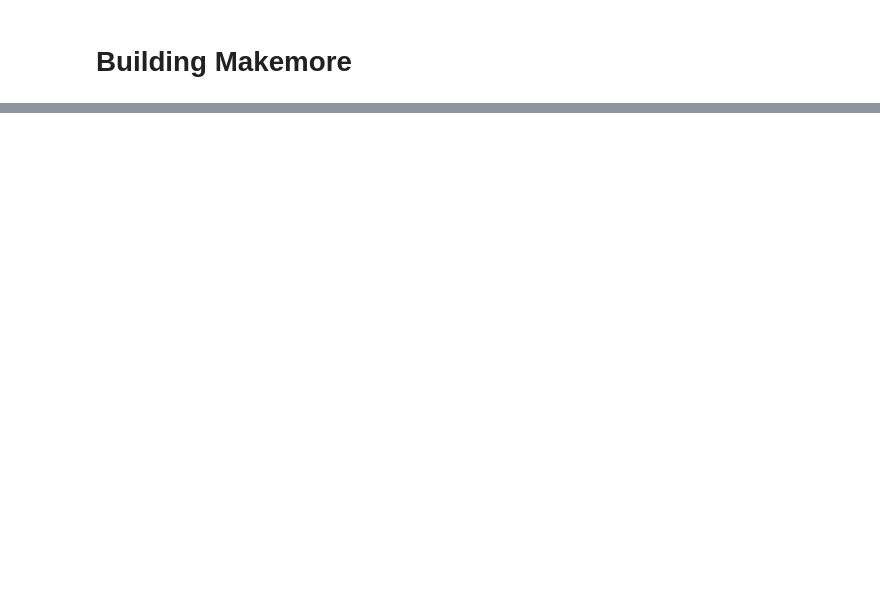
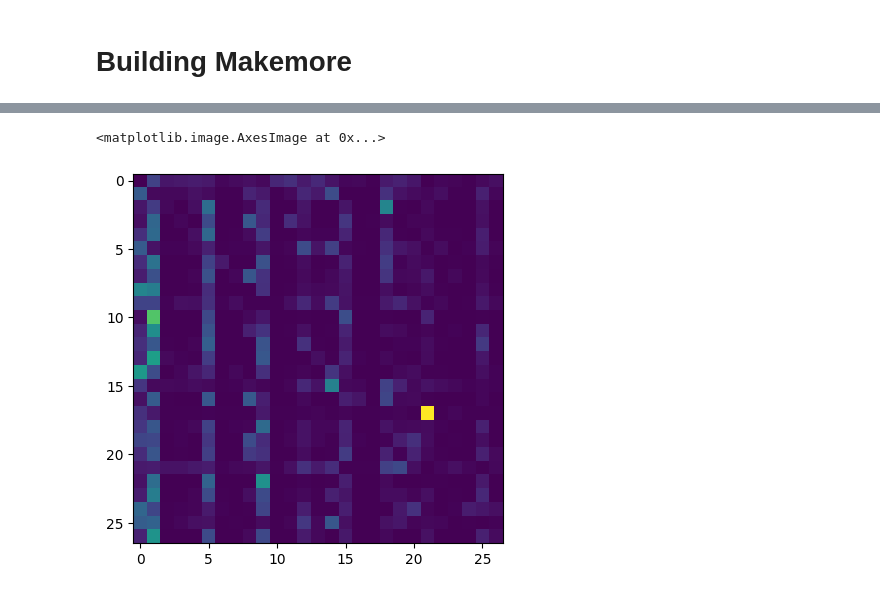
Before and after one commit to VrindavanSanap/makemore, a Jupyter notebook: part1.ipynb, the cells around one changed output, grey strips where cells are left out. Saved outputs shown, nothing was run; the diff lists cells and outputs as text; code cells hidden in the pictures; blank space fills up the shorter version.

```diff
--- a/part1.ipynb
+++ b/part1.ipynb
@@ -224,0 +288,5 @@ litrounausiofopraradezed.
+# %%
+plt.imshow(P.detach().numpy())
+# %% [output]
+<matplotlib.image.AxesImage at 0x...>
+[figure, added]
```
Also changed, not shown: parts of 15 cells of this notebook, 1 other file.
